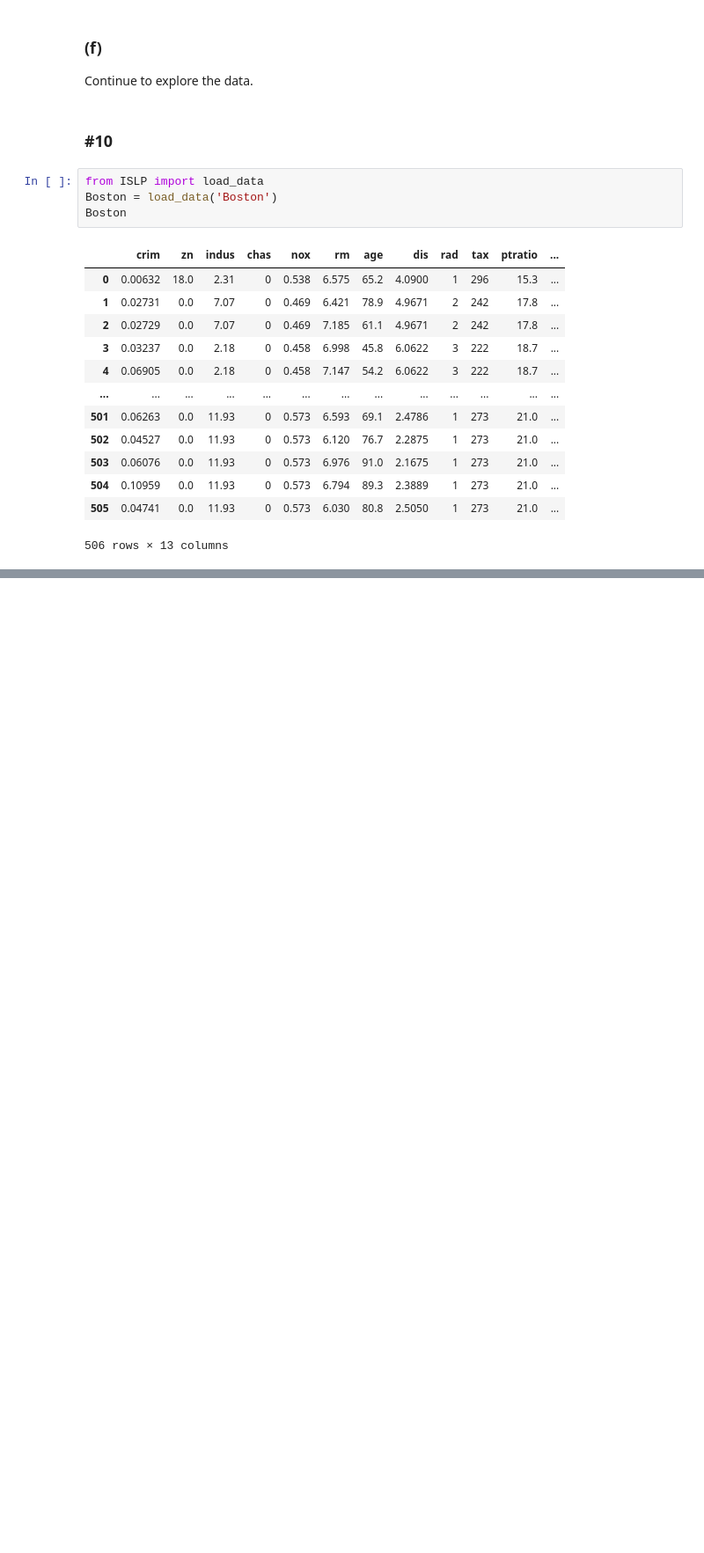
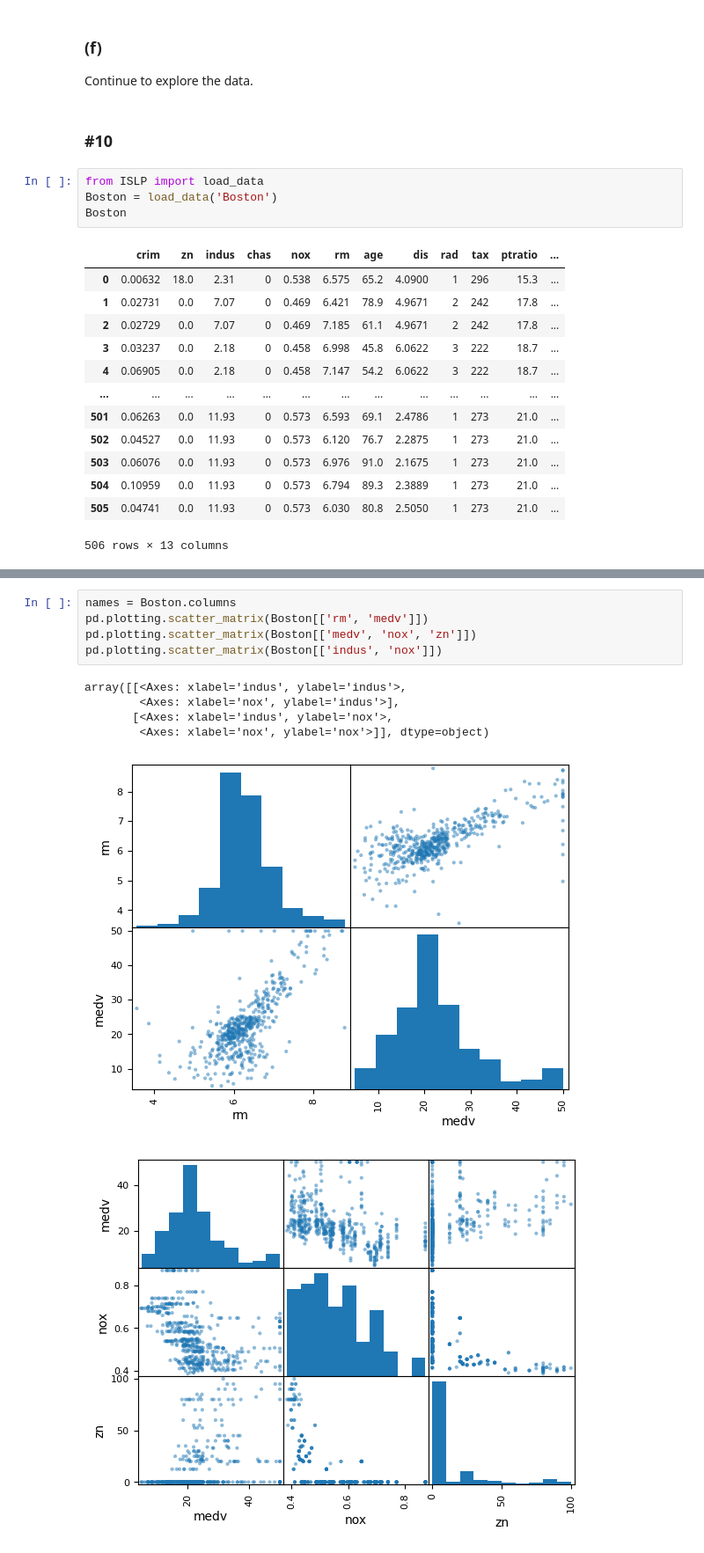
Before and after one commit to jackkrebsbach/stats, a Jupyter notebook: hw/hw1/hw1.ipynb, the cells around one changed output, grey strips where cells are left out. Shown: that part at 88% size. Cells and saved outputs as stored; diff of their text form; blank space fills up the shorter version.

```diff
--- a/hw/hw1/hw1.ipynb
+++ b/hw/hw1/hw1.ipynb
@@ -179,0 +188,12 @@ Boston
+# %%
+names = Boston.columns
+pd.plotting.scatter_matrix(Boston[['rm', 'medv']])
+pd.plotting.scatter_matrix(Boston[['medv', 'nox', 'zn']])
+pd.plotting.scatter_matrix(Boston[['indus', 'nox']])
+# %% [output]
+array([[<Axes: xlabel='indus', ylabel='indus'>,
+        <Axes: xlabel='nox', ylabel='indus'>],
+       [<Axes: xlabel='indus', ylabel='nox'>,
+        <Axes: xlabel='nox', ylabel='nox'>]], dtype=object)
+[figure, added]
+[figure, added]
```
Also changed, not shown: parts of 19 cells of this notebook, 23 other files.
